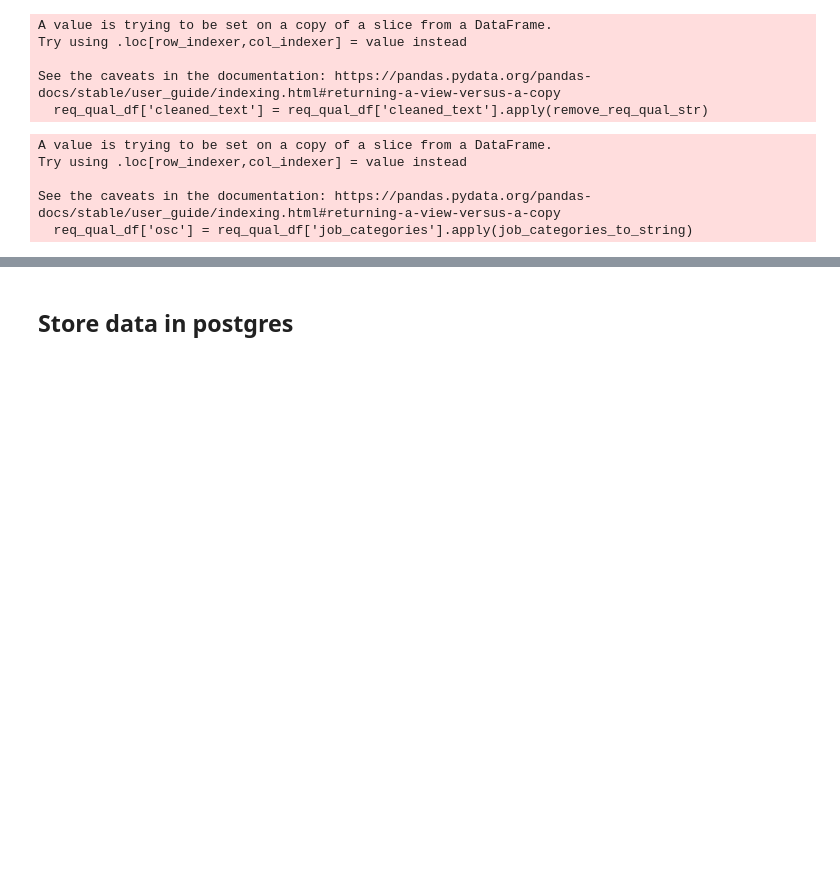
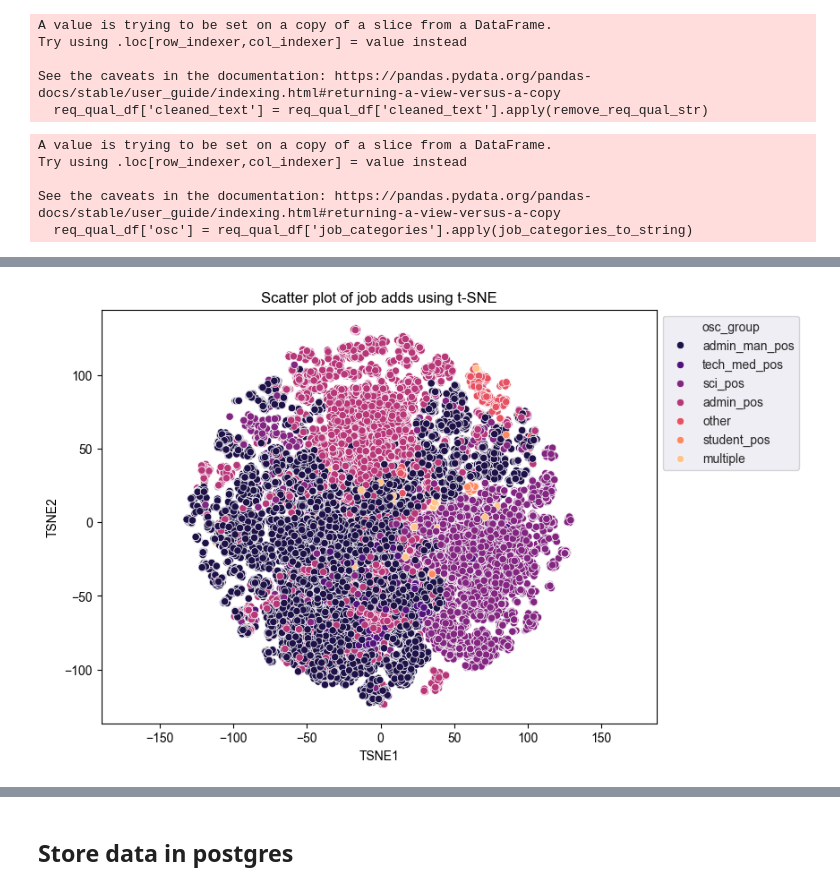
Before and after one commit to bryaneadams/csi_772_course_project, a Jupyter notebook: data/job_ad_vector.ipynb, the cells around one changed output, grey strips where cells are left out. Cells and saved outputs as stored; diff of their text form; code cells hidden in the pictures; blank space fills up the shorter version.

```diff
--- a/data/job_ad_vector.ipynb
+++ b/data/job_ad_vector.ipynb
@@ -321,0 +339,9 @@ req_qual_df = req_qual_df[['usajobs_control_number', 'position_open_date','posit
+# %%
+conn = psycopg2.connect(connection_string)
+cur = conn.cursor()
+cur.execute(select_statement)
+results = cur.fetchall()
+# %%
+process_df = pd.DataFrame(results, columns=[desc[0] for desc in cur.description])
+# %%
+process_df['osc_group'] = process_df['osc'].apply(get_osc_group_classification)
@@ -321,0 +360,8 @@ req_qual_df = req_qual_df[['usajobs_control_number', 'position_open_date','posit
+# %%
+tsne = TSNE(random_state=0, n_iter=1000)
+X = np.array(process_df['embeddings'].to_list(), dtype=np.float32)
+tsne_results = tsne.fit_transform(X)
+df_tsne = pd.DataFrame(tsne_results, columns=['TSNE1', 'TSNE2'])
+df_tsne['usajobs_control_number'] = process_df['usajobs_control_number']
+df_tsne['osc_group'] = process_df['osc_group']
+df_tsne
@@ -321,0 +388,12 @@ req_qual_df = req_qual_df[['usajobs_control_number', 'position_open_date','posit
+# %%
+fig, ax = plt.subplots(figsize=(8,6)) # Set figsize
+sns.set_style('darkgrid', {"grid.color": ".6", "grid.linestyle": ":"})
+sns.scatterplot(data=df_tsne, x='TSNE1', y='TSNE2', hue='osc_group', palette='magma')
+sns.move_legend(ax, "upper left", bbox_to_anchor=(1, 1))
+plt.title('Scatter plot of job adds using t-SNE');
+plt.xlabel('TSNE1');
+plt.ylabel('TSNE2');
+plt.axis('equal')
+plt.show()
+# %% [output]
+[figure, added]
```
Also changed, not shown: parts of 36 cells of this notebook, 1 other file.
